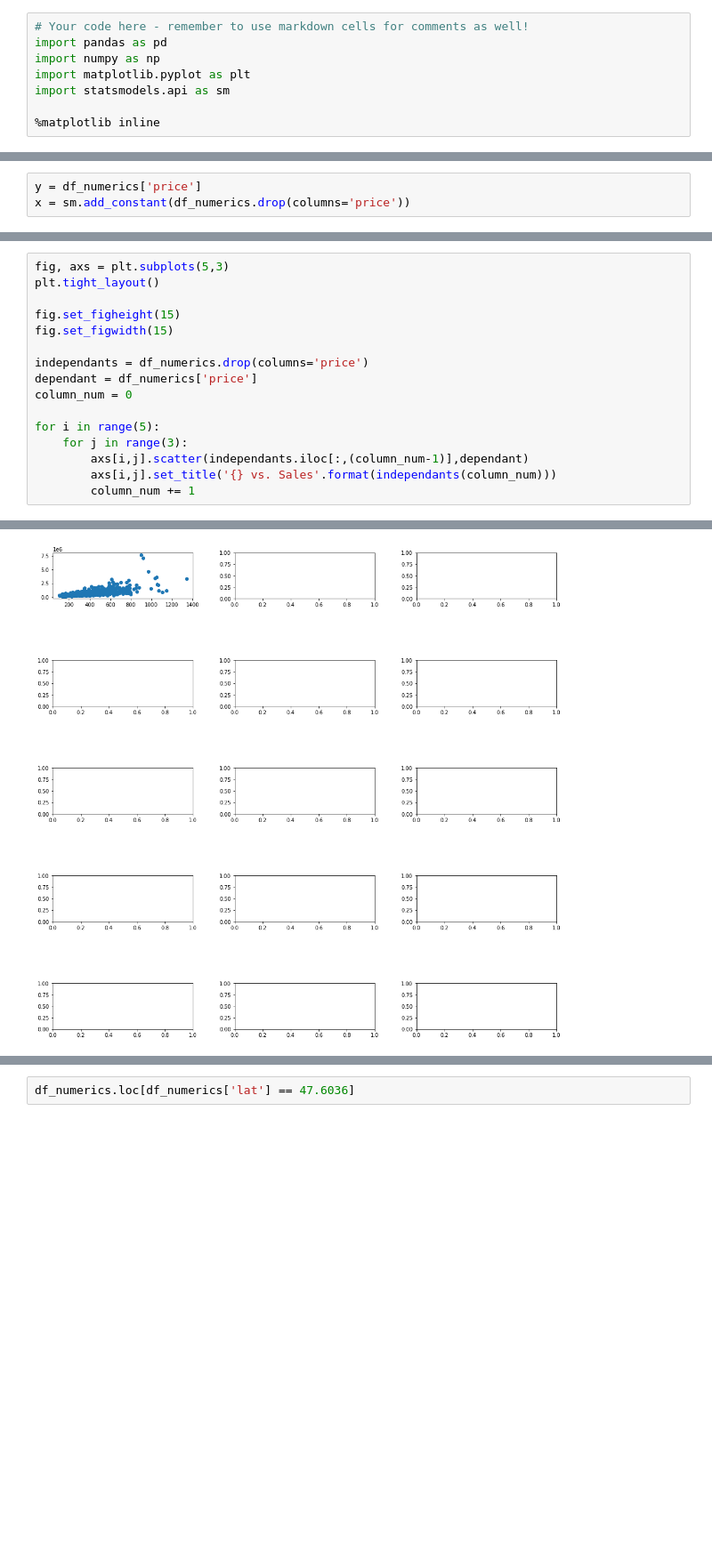
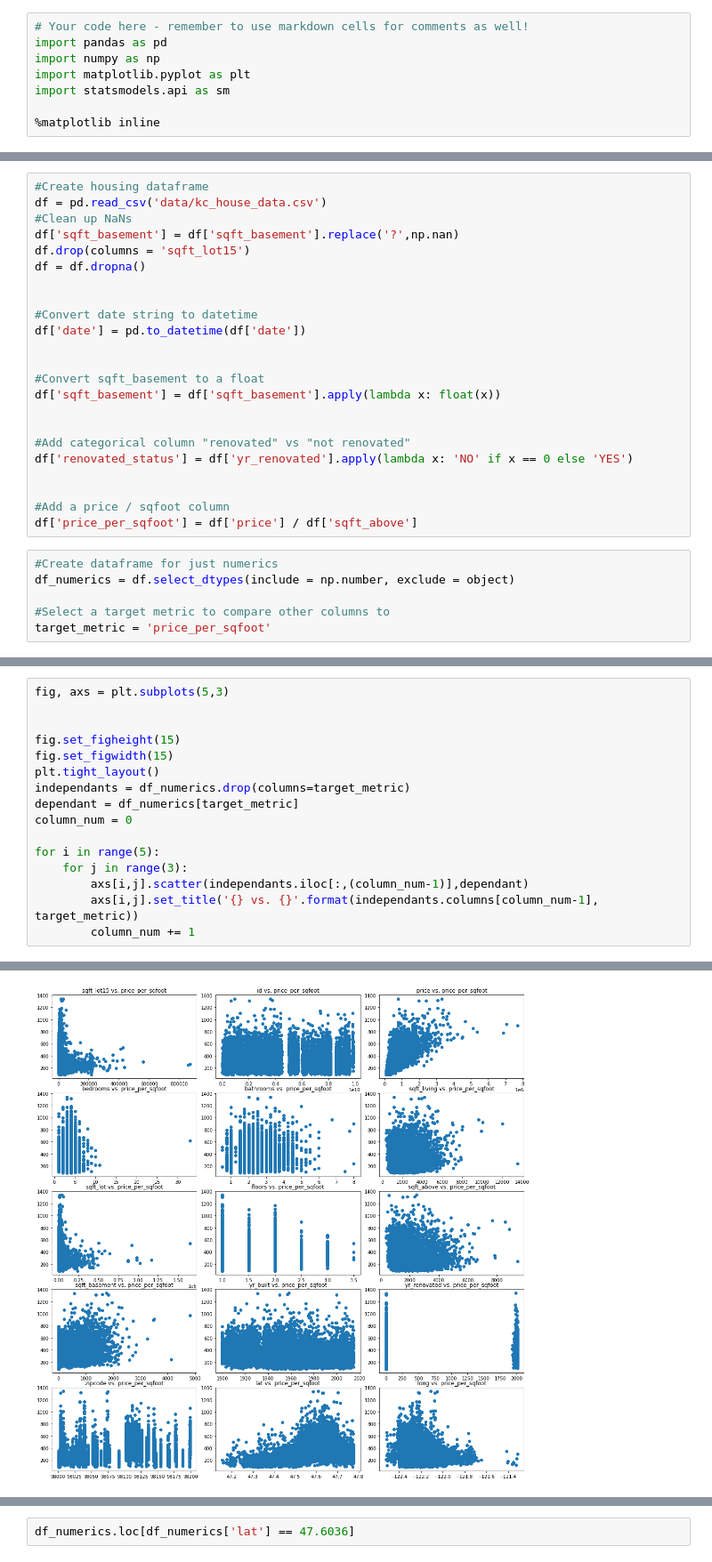
Before and after one commit to DanlBradley/AirBNB-Profit-Predictor, a Jupyter notebook: student.ipynb, the cells around one changed output, grey strips where cells are left out. Shown at 89% size. Drawn from its saved outputs; the diff is of its cells as text; blank space fills up the shorter version.

```diff
--- a/student.ipynb
+++ b/student.ipynb
@@ -58,3 +17,0 @@ pd.plotting.scatter_matrix(df_numerics,figsize  = [9, 9]);
-# %%
-y = df_numerics['price']
-x = sm.add_constant(df_numerics.drop(columns='price'))
@@ -62,0 +23,29 @@ model = sm.OLS(y,x).fit()
+# %%
+#Create housing dataframe
+df = pd.read_csv('data/kc_house_data.csv')
+#Clean up NaNs
+df['sqft_basement'] = df['sqft_basement'].replace('?',np.nan)
+df.drop(columns = 'sqft_lot15')
+df = df.dropna()
+
+
+#Convert date string to datetime
+df['date'] = pd.to_datetime(df['date'])
+
+
+#Convert sqft_basement to a float
+df['sqft_basement'] = df['sqft_basement'].apply(lambda x: float(x))
+
+
+#Add categorical column "renovated" vs "not renovated"
+df['renovated_status'] = df['yr_renovated'].apply(lambda x: 'NO' if x == 0 else 'YES')
+
+
+#Add a price / sqfoot column
+df['price_per_sqfoot'] = df['price'] / df['sqft_above']
+# %%
+#Create dataframe for just numerics
+df_numerics = df.select_dtypes(include = np.number, exclude = object)
+
+#Select a target metric to compare other columns to
+target_metric = 'price_per_sqfoot'
@@ -76,17 +69,17 @@ df_numerics.columns[0]
 # %%
 fig, axs = plt.subplots(5,3)
-plt.tight_layout()
+
 
 fig.set_figheight(15)
 fig.set_figwidth(15)
-
-independants = df_numerics.drop(columns='price')
-dependant = df_numerics['price']
+plt.tight_layout()
+independants = df_numerics.drop(columns=target_metric)
+dependant = df_numerics[target_metric]
 column_num = 0
 
 for i in range(5):
     for j in range(3):
         axs[i,j].scatter(independants.iloc[:,(column_num-1)],dependant)
-        axs[i,j].set_title('{} vs. Sales'.format(independants(column_num)))
+        axs[i,j].set_title('{} vs. {}'.format(independants.columns[column_num-1], target_metric))
         column_num += 1
 # %% [output]
@@ -94 +86 @@ TypeError: 'DataFrame' object is not callable
-[figure, old version]
+[figure, new version]
```
Also changed, not shown: parts of 27 cells of this notebook, 1 other file.
